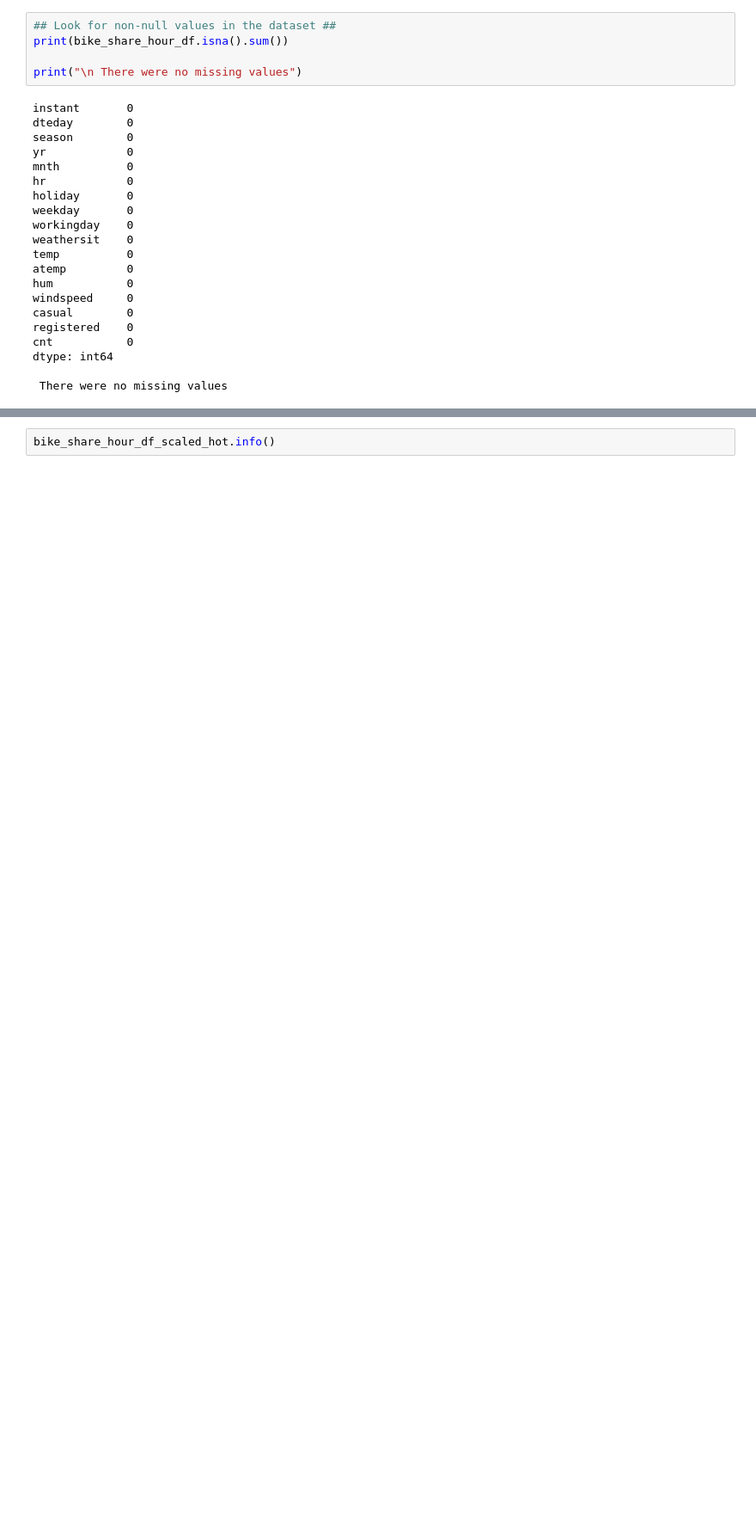
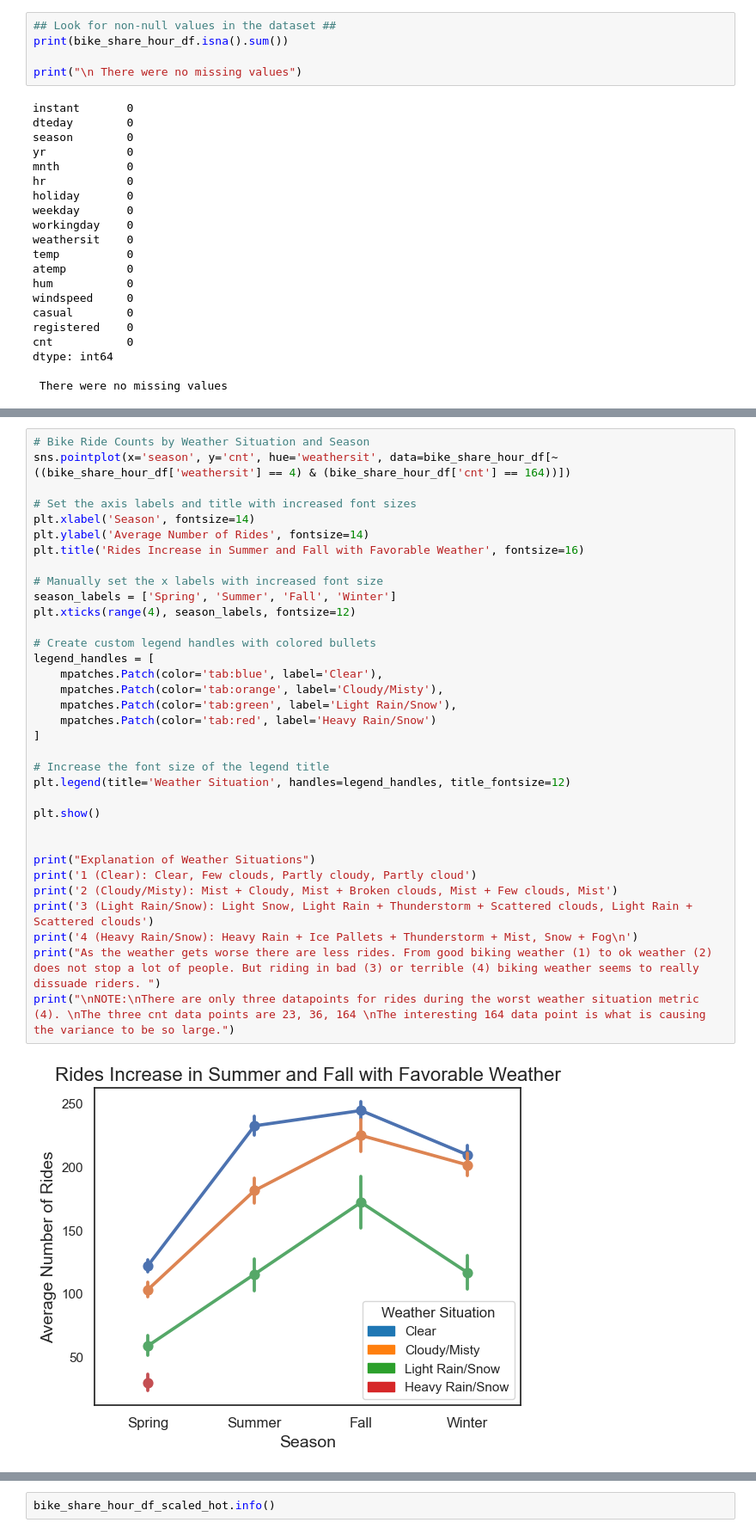
Before and after one commit to BrianMillerS/ebike_usage_regression, a Jupyter notebook: ebike_regression_analysis.ipynb, the cells around one changed output, grey strips where cells are left out. Shown at 86% size. Drawn from its saved outputs; the diff is of its cells as text; blank space fills up the shorter version.

```diff
--- a/ebike_regression_analysis.ipynb
+++ b/ebike_regression_analysis.ipynb
@@ -138,0 +239,36 @@ plt.show()
+# %%
+# Bike Ride Counts by Weather Situation and Season
+sns.pointplot(x='season', y='cnt', hue='weathersit', data=bike_share_hour_df[~((bike_share_hour_df['weathersit'] == 4) & (bike_share_hour_df['cnt'] == 164))])
+
+# Set the axis labels and title with increased font sizes
+plt.xlabel('Season', fontsize=14)
+plt.ylabel('Average Number of Rides', fontsize=14)
+plt.title('Rides Increase in Summer and Fall with Favorable Weather', fontsize=16)
+
+# Manually set the x labels with increased font size
+season_labels = ['Spring', 'Summer', 'Fall', 'Winter']
+plt.xticks(range(4), season_labels, fontsize=12)
+
+# Create custom legend handles with colored bullets
+legend_handles = [
+    mpatches.Patch(color='tab:blue', label='Clear'),
+    mpatches.Patch(color='tab:orange', label='Cloudy/Misty'),
+    mpatches.Patch(color='tab:green', label='Light Rain/Snow'),
+    mpatches.Patch(color='tab:red', label='Heavy Rain/Snow')
+]
+
+# Increase the font size of the legend title
+plt.legend(title='Weather Situation', handles=legend_handles, title_fontsize=12)
+
+plt.show()
+
+
+print("Explanation of Weather Situations")
+print('1 (Clear): Clear, Few clouds, Partly cloudy, Partly cloud')
+print('2 (Cloudy/Misty): Mist + Cloudy, Mist + Broken clouds, Mist + Few clouds, Mist')
+print('3 (Light Rain/Snow): Light Snow, Light Rain + Thunderstorm + Scattered clouds, Light Rain + Scattered clouds')
+print('4 (Heavy Rain/Snow): Heavy Rain + Ice Pallets + Thunderstorm + Mist, Snow + Fog\n')
+print("As the weather gets worse there are less rides. From good biking weather (1) to ok weather (2) does not stop a lot of people. But riding in bad (3) or terrible (4) biking weather seems to really dissuade riders. ")
+print("\nNOTE:\nThere are only three datapoints for rides during the worst weather situation metric (4). \nThe three cnt data points are 23, 36, 164 \nThe interesting 164 data point is what is causing the variance to be so large.")
+# %% [output]
+[figure, added]
```
Also changed, not shown: parts of 45 cells of this notebook, 15 other files.
